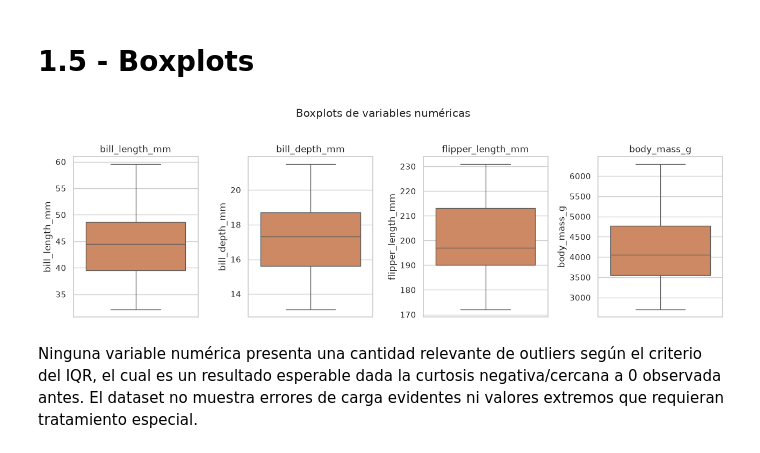
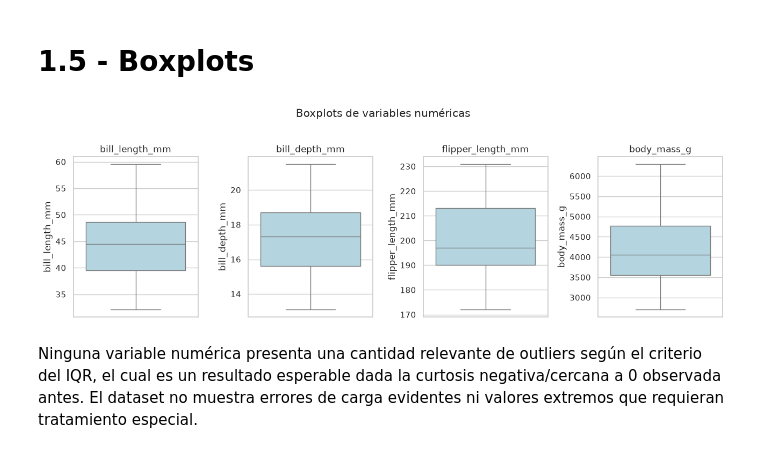
Before and after one commit to maxippacheco/tp1_lab_II_2026, a Jupyter notebook: TP1_Laboratorio_de_datos_2.ipynb, the cells around one changed output. Cells and saved outputs as stored; diff of their text form; code cells hidden in the pictures.

```diff
--- a/TP1_Laboratorio_de_datos_2.ipynb
+++ b/TP1_Laboratorio_de_datos_2.ipynb
@@ -160,19 +160,19 @@ plt.show()
 # %%
 import seaborn as sns
 import matplotlib.pyplot as plt
 
 pinguinos = sns.load_dataset("penguins").dropna()
 numericas = pinguinos.select_dtypes(include="number")
 
 fig, axes = plt.subplots(1, 4, figsize=(13, 4))
 for ax, col in zip(axes, numericas):
-    sns.boxplot(y=pinguinos[col], ax=ax, color="#DD8452")
+    sns.boxplot(y=pinguinos[col], ax=ax, color="#add8e6")
     ax.set_title(col)
 fig.suptitle("Boxplots de variables numéricas", y=1.03)
 fig.tight_layout()
 plt.show()
 # %% [output]
-[figure, old version]
+[figure, new version]
 # %% [markdown]
 Ninguna variable numérica presenta una cantidad relevante de outliers según el
 criterio del IQR, el cual es un resultado esperable dada la curtosis negativa/cercana a 0 observada antes. El dataset no muestra errores de carga evidentes ni valores extremos que requieran tratamiento especial.
```
Also changed, not shown: parts of 44 cells of this notebook, 4 other files.
